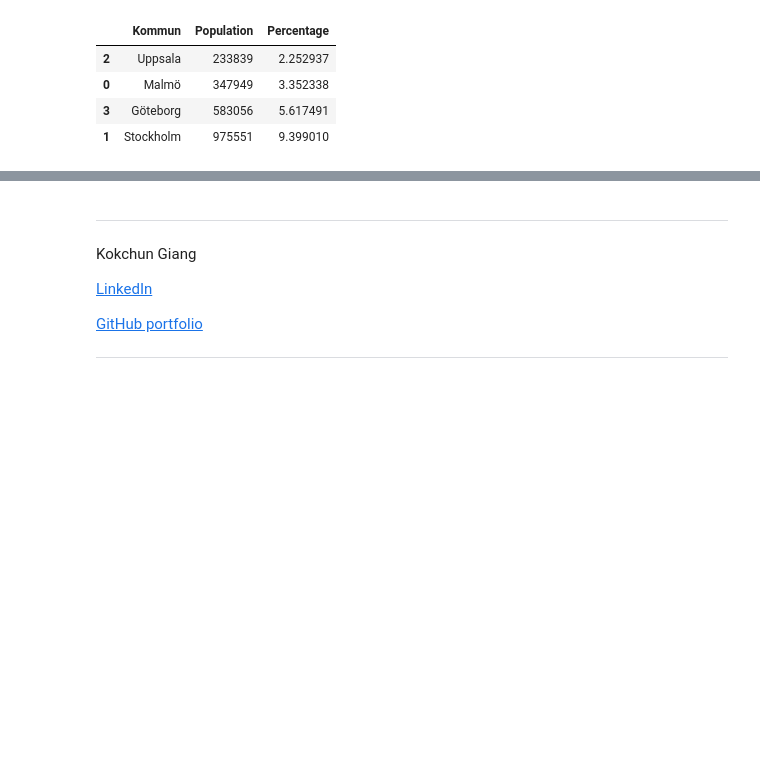
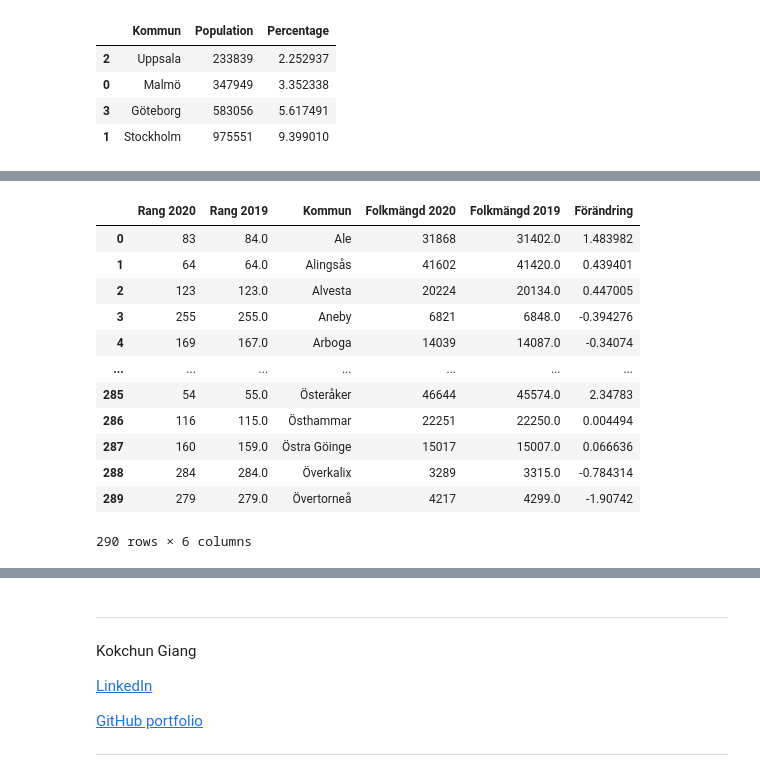
Before and after one commit to smlatic/Databehandling-Edin-Smlatic, a Jupyter notebook: Exercises/E00_pandas_basic_syntax.ipynb, the cells around one changed output, grey strips where cells are left out. Saved outputs shown, nothing was run; the diff lists cells and outputs as text; code cells hidden in the pictures; blank space fills up the shorter version.

Commit message:
exercise pandas

```diff
--- a/Exercises/E00_pandas_basic_syntax.ipynb
+++ b/Exercises/E00_pandas_basic_syntax.ipynb
@@ -243,3 +243,46 @@ f)
 <img align="left" src="../assets/city_sizes.png" height="200"/>
 
 </details>
+# %%
+import pandas as pd
+
+
+# Read in the Data, Only sheet part (tab) Totalt
+path = "../Data/komtopp50_2020.xlsx"
+df1 = pd.read_excel(path, sheet_name="Totalt")
+
+
+# Cut out the first 5 rows
+populationdata = df1[6:]  # skip top index 6 where data starts
+
+
+# Rename Columns
+populationdata = populationdata.rename(
+    columns={
+        "Unnamed: 0": "Rang 2020",
+        "Unnamed: 1": "Rang 2019",
+        "Unnamed: 2": "Kommun",
+        "Unnamed: 3": "Folkmängd 2020",
+        "Unnamed: 4": "Folkmängd 2019",
+        "Unnamed: 5": "Förändring",
+    }
+)
+
+# Reset index
+populationdata.reset_index(inplace=True, drop=True)
+
+# Data is clean now
+# %% [output]
+|  | Rang 2020 | Rang 2019 | Kommun | Folkmängd 2020 | Folkmängd 2019 | Förändring |
+| 0 | 83 | 84.0 | Ale | 31868 | 31402.0 | 1.483982 |
+| 1 | 64 | 64.0 | Alingsås | 41602 | 41420.0 | 0.439401 |
+| 2 | 123 | 123.0 | Alvesta | 20224 | 20134.0 | 0.447005 |
+| 3 | 255 | 255.0 | Aneby | 6821 | 6848.0 | -0.394276 |
+| 4 | 169 | 167.0 | Arboga | 14039 | 14087.0 | -0.34074 |
+| ... | ... | ... | ... | ... | ... | ... |
+| 285 | 54 | 55.0 | Österåker | 46644 | 45574.0 | 2.34783 |
+| 286 | 116 | 115.0 | Östhammar | 22251 | 22250.0 | 0.004494 |
+| 287 | 160 | 159.0 | Östra Göinge | 15017 | 15007.0 | 0.066636 |
+| 288 | 284 | 284.0 | Överkalix | 3289 | 3315.0 | -0.784314 |
+| 289 | 279 | 279.0 | Övertorneå | 4217 | 4299.0 | -1.90742 |
+290 rows × 6 columns
```
Also changed, not shown: parts of 3 cells of this notebook, 1 other file.
